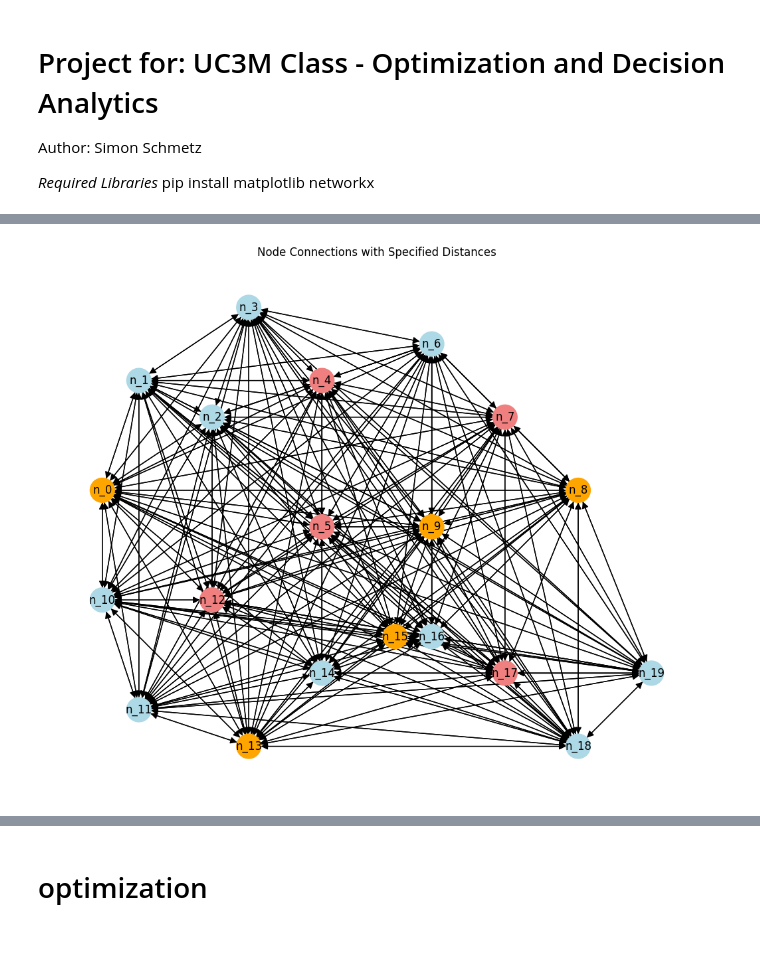
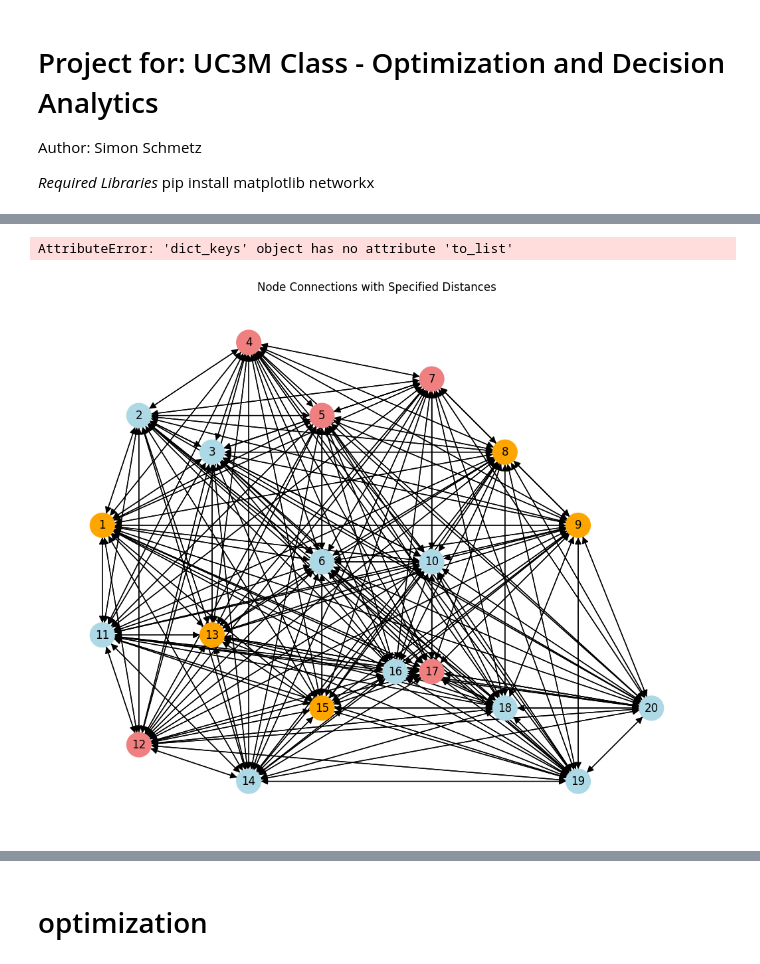
Before and after one commit to schmeti/uc3m_optimization_project, a Jupyter notebook: main.ipynb, the cells around one changed output, grey strips where cells are left out. Saved outputs shown, nothing was run; the diff lists cells and outputs as text; code cells hidden in the pictures.

```diff
--- a/main.ipynb
+++ b/main.ipynb
@@ -12,3 +18,7 @@ import random
+# %%
+positions.keys().to_list()
+# %% [output]
+AttributeError: 'dict_keys' object has no attribute 'to_list'
 # %%
 import networkx as nx
 import matplotlib.pyplot as plt
@@ -18,68 +28,65 @@ import random
 n_nodes = 20
 
 # Create a list for connections
-nodes = range(n_nodes)
-connections = [(f'n_{m}', f'n_{n}') for m in range(n_nodes) for n in range(n_nodes) if m != n]
+nodes = range(1,n_nodes+1)
+routes = [(m,n) for m in nodes for n in nodes if m != n]
 
 # Create a directed graph
 G = nx.DiGraph()
 
 # Add edges from the connections list
-G.add_edges_from(connections)
+G.add_edges_from(routes)
 
 # Manually specify positions of nodes (coordinates reflect their distance)
 positions = {
-    'n_0': (2, 10),
-    'n_1': (3, 13),
-    'n_2': (5, 12),
-    'n_3': (6, 15),
-    'n_4': (8, 13),  # Main node
-    'n_5': (8, 9),   # Main node
-    'n_6': (11, 14),
-    'n_7': (13, 12), # Main node
-    'n_8': (15, 10),
-    'n_9': (11, 9),
-    'n_10': (2, 7),
-    'n_11': (3, 4),
-    'n_12': (5, 7),  # Main node
-    'n_13': (6, 3),
-    'n_14': (8, 5),
-    'n_15': (10, 6),
-    'n_16': (11, 6),
-    'n_17': (13, 5), # Main node
-    'n_18': (15, 3),
-    'n_19': (17, 5)
+    1: (2, 10),
+    2: (3, 13),
+    3: (5, 12),
+    4: (6, 15),
+    5: (8, 13),
+    6: (8, 9),
+    7: (11, 14),
+    8: (13, 12),
+    9: (15, 10),
+    10: (11, 9),
+    11: (2, 7),
+    12: (3, 4),
+    13: (5, 7),
+    14: (6, 3),
+    15: (8, 5),
+    16: (10, 6),
+    17: (11, 6),
+    18: (13, 5),
+    19: (15, 3),
+    20: (17, 5)
 }
 
+# Define main & Medium Nodes
+main_nodes = {4,5,7,12,17}
+medium_nodes = {9,15,13,1,8}
+
 # Create a list of demands (randomly generated for illustration)
-demands = [random.randint(200, 400) for _ in range(len(connections))]
-
-# Define main nodes that have 4 times demand
-main_nodes = {'n_4', 'n_5', 'n_7', 'n_12', 'n_17'}
-medium_nodes = {'n_9','n_15','n_13','n_0','n_8'}
-
+demands = [random.randint(200, 400) for _ in range(len(routes))]
 
 # Pair each connection with a demand, adjusting for main and medium nodes
 connection_demands = []
-for connection, demand in zip(connections, demands):
+for connection, demand in zip(routes, demands):
     if connection[0] in main_nodes or connection[1] in main_nodes:
-        demand *= 4  # Double the demand for connections involving main nodes
+        demand *= 4  # Double demand  for main nodes
     if connection[0] in medium_nodes or connection[1] in medium_nodes:
-        demand *= 2  # Double the demand for connections involving medium nodes
+        demand *= 2  # Double demand for  medium nodes
     connection_demands.append((connection, demand))
 
 # Create a dictionary for easy access to demands
 demand_dict = {conn: demand for conn, demand in connection_demands}
 
-# Plot the graph with specified distances between nodes
+# Plot Network
 plt.figure(figsize=(10, 8))
-
-# Determine colors for nodes based on whether they are main nodes or not
 node_colors = ['lightcoral' if node in main_nodes else 'orange' if node in medium_nodes else 'lightblue' for node in G.nodes()]
 node_color_dict = {node: color for node, color in zip(G.nodes(), node_colors)}
 
 nx.draw(G, pos=positions, with_labels=True, node_size=700, node_color=node_colors, arrowsize=15)
 plt.title("Node Connections with Specified Distances")
 plt.show()
 # %% [output]
-[figure, old version]
+[figure, new version]
```
Also changed, not shown: parts of 18 cells of this notebook.
